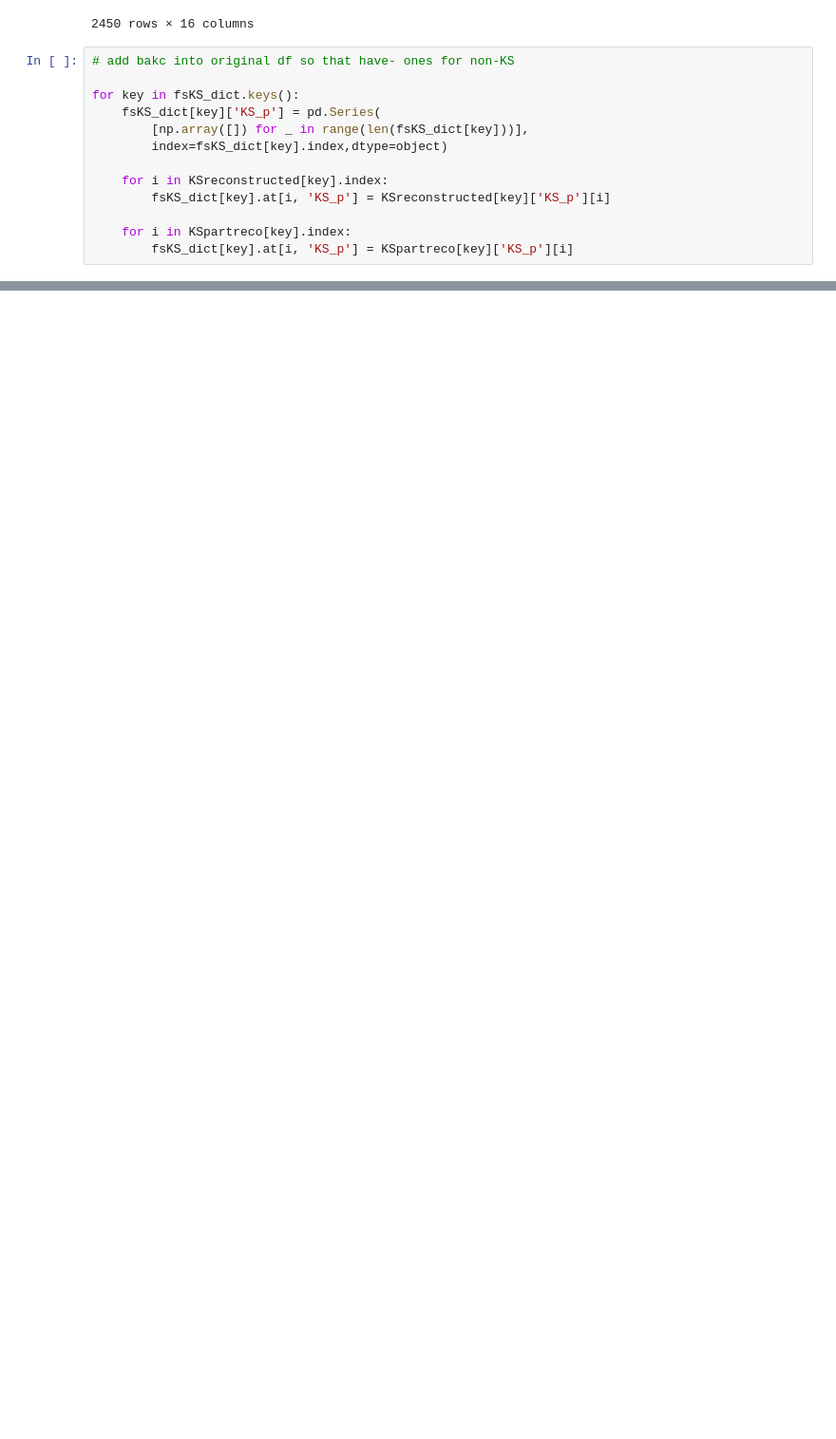
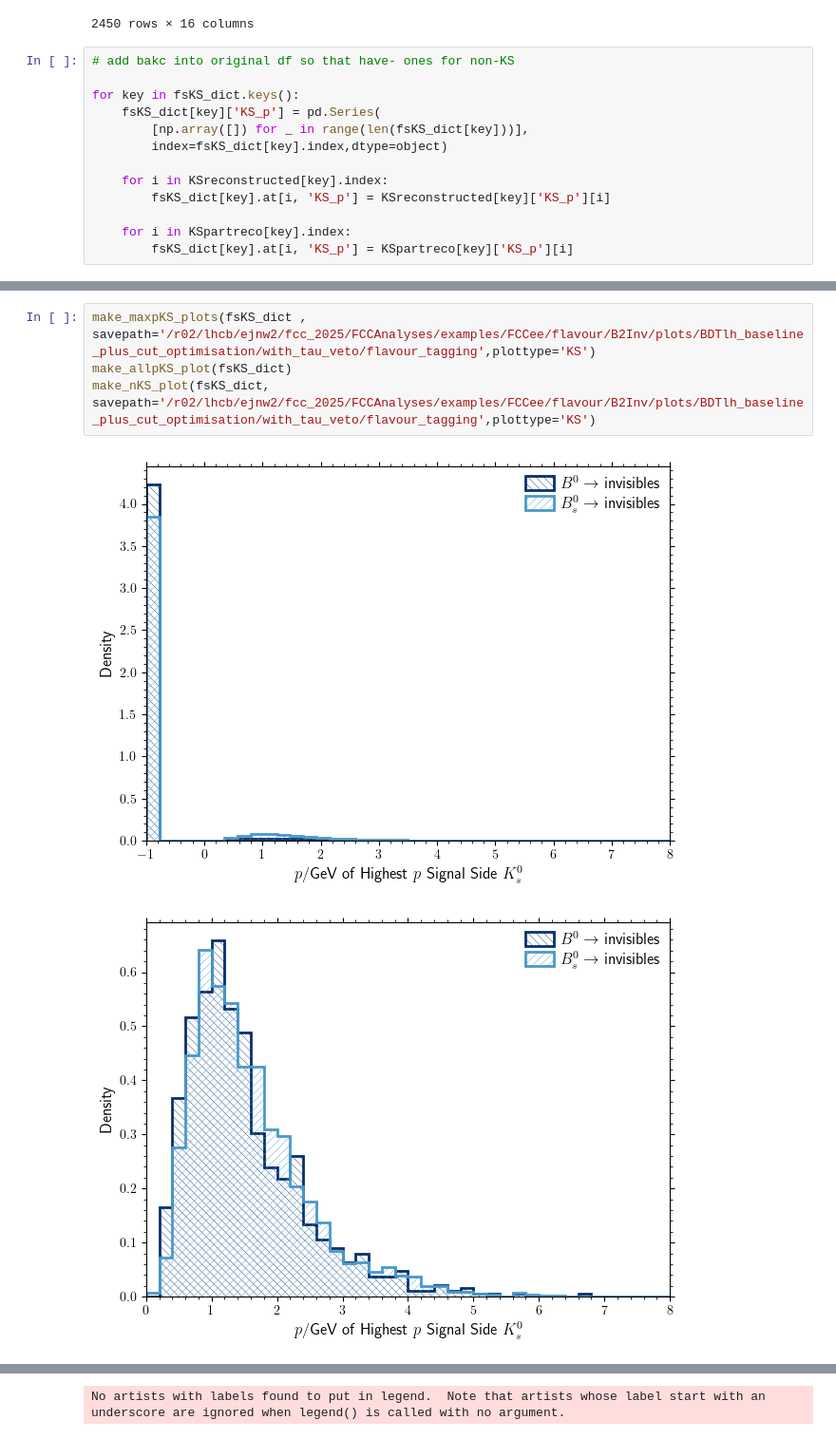
Before and after one commit to RMangrulkar/FCCAnalyses, a Jupyter notebook: examples/FCCee/flavour/B2Inv/flavtag_final.ipynb, the cells around one changed output, grey strips where cells are left out. Shown: that part at 95% size. Drawn from its saved outputs; the diff is of its cells as text; blank space fills up the shorter version.

```diff
--- a/examples/FCCee/flavour/B2Inv/flavtag_final.ipynb
+++ b/examples/FCCee/flavour/B2Inv/flavtag_final.ipynb
@@ -771,0 +790,7 @@ No artists with labels found to put in legend.  Note that artists whose label st
+# %%
+make_maxpKS_plots(fsKS_dict , savepath='/r02/lhcb/ejnw2/fcc_2025/FCCAnalyses/examples/FCCee/flavour/B2Inv/plots/BDTlh_baseline_plus_cut_optimisation/with_tau_veto/flavour_tagging',plottype='KS')
+make_allpKS_plot(fsKS_dict)
+make_nKS_plot(fsKS_dict, savepath='/r02/lhcb/ejnw2/fcc_2025/FCCAnalyses/examples/FCCee/flavour/B2Inv/plots/BDTlh_baseline_plus_cut_optimisation/with_tau_veto/flavour_tagging',plottype='KS')
+# %% [output]
+[figure, added]
+[figure, added]
@@ -771,0 +798 @@ No artists with labels found to put in legend.  Note that artists whose label st
+No artists with labels found to put in legend.  Note that artists whose label start with an underscore are ignored when legend() is called with no argument.
```
Also changed, not shown: parts of 9 cells of this notebook.
